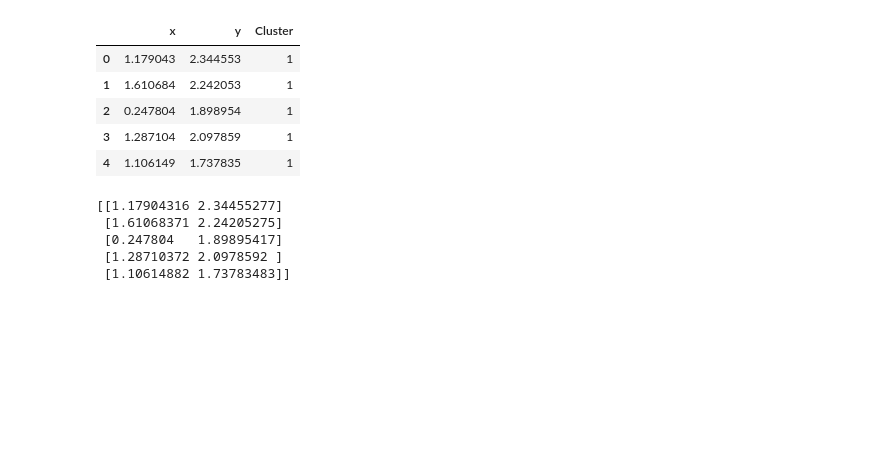
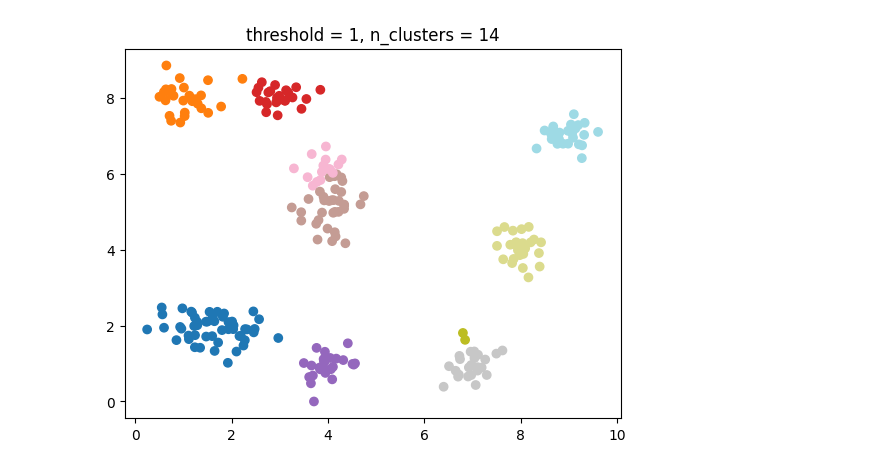
Before and after one commit to mleiwe/dCrawler, a Jupyter notebook: Python_implementation/crawler_sklearn_interface.ipynb, the cells around one changed output. Cells and saved outputs as stored; diff of their text form; code cells hidden in the pictures; blank space fills up the shorter version.

```diff
--- a/Python_implementation/crawler_sklearn_interface.ipynb
+++ b/Python_implementation/crawler_sklearn_interface.ipynb
@@ -82,0 +120,5 @@ class DCrawler(BaseEstimator, ClusterMixin):
+# %%
+import pandas as pd
+data_path = "demodata.csv"
+df = pd.read_csv(data_path)
+df.head()
@@ -82,0 +182,4 @@ class DCrawler(BaseEstimator, ClusterMixin):
+# %%
+th_range = [0.01, 0.1, 0.25, 0.5, 1, 1.5, 2, 5]
+print(len(th_range))
+print(th_range)
@@ -82,0 +189,9 @@ class DCrawler(BaseEstimator, ClusterMixin):
+# %%
+dcrawler = DCrawler()
+clusters = []
+cents = []
+for th in th_range:
+    dcrawler.threshold = th
+    dcrawler.fit(data)
+    clusters.append(dcrawler.cluster_ids)
+    cents.append(dcrawler.centroids)
@@ -82,0 +215,5 @@ class DCrawler(BaseEstimator, ClusterMixin):
+# %%
+dcrawler.threshold = 1
+cluster_list = dcrawler.fit(data)
+plot_crawler_state(data, dcrawler.cluster_ids, dcrawler.centroids, dcrawler.threshold)
+plt.show();
@@ -83,29 +222,13 @@ class DCrawler(BaseEstimator, ClusterMixin):
+# %%
+plt.scatter(data[:,0], data[:,1], c=cluster_list, cmap='tab20')
+plt.title(f'threshold = {dcrawler.threshold}, n_clusters = {len(set(cluster_list))}')
+plt.show();
+# %% [output]
+[figure, added]
 # %%
-# # Generate sample data
-# data = np.concatenate([
-#     np.random.randn(50, 2) + [0, 0],
-#     np.random.randn(50, 2) + [5, 5],
-#     np.random.randn(50, 2) + [10, 10]
-# ])
-
-# Exxtract demo data
-import pandas as pd
-data_path = "../DemoData/demodata.csv"
-df = pd.read_csv(data_path)
-display(df.head())
-
-# Convert df to numpy
-data = df.to_numpy()[:,:2]
-print(data[:5,:])
+# Generate sample data
+data = np.concatenate([
+    np.random.randn(50, 2) + [0, 0],
+    np.random.randn(50, 2) + [5, 5],
+    np.random.randn(50, 2) + [10, 10]
+])
-# %% [output]
-|  | x | y | Cluster |
-| 0 | 1.179043 | 2.344553 | 1 |
-| 1 | 1.610684 | 2.242053 | 1 |
-| 2 | 0.247804 | 1.898954 | 1 |
-| 3 | 1.287104 | 2.097859 | 1 |
-| 4 | 1.106149 | 1.737835 | 1 |
-[[1.17904316 2.34455277]
- [1.61068371 2.24205275]
- [0.247804   1.89895417]
- [1.28710372 2.0978592 ]
- [1.10614882 1.73783483]]
```
Also changed, not shown: parts of 29 cells of this notebook.
